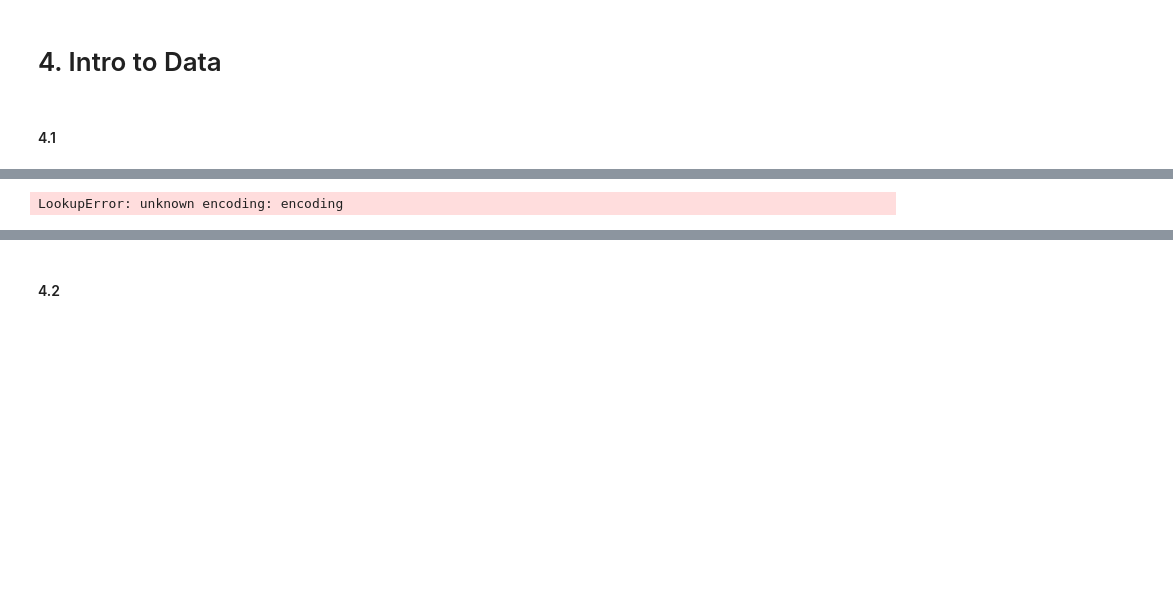
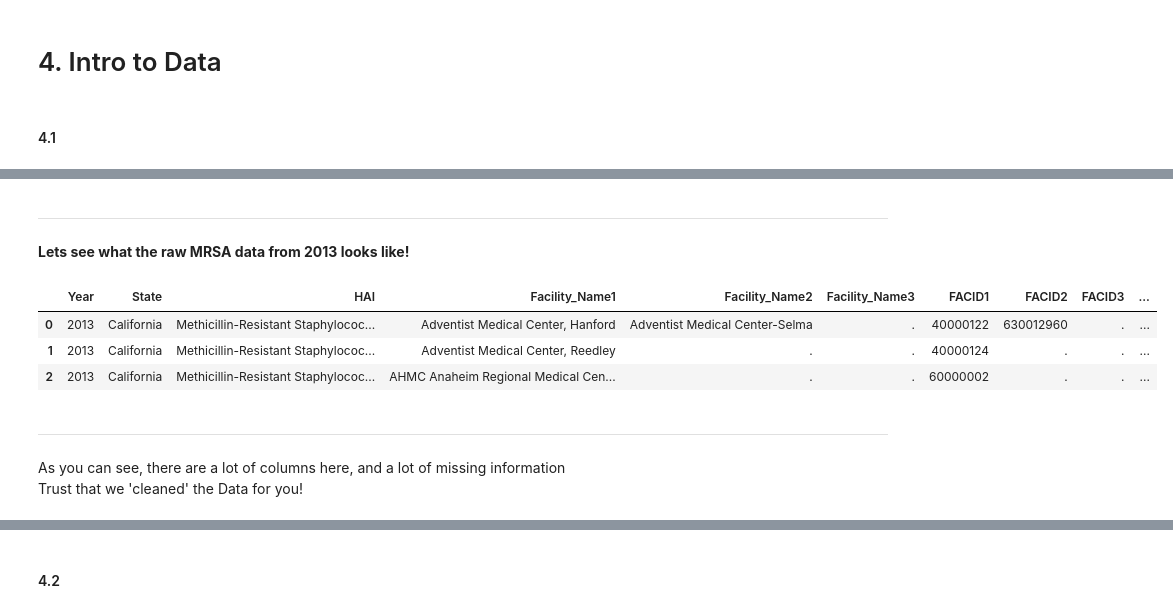
Before and after one commit to ds-modules/MCB-50, a Jupyter notebook: MCB-50 Draft 1.ipynb, the cells around one changed output, grey strips where cells are left out. Cells and saved outputs as stored; diff of their text form; code cells hidden in the pictures; blank space fills up the shorter version.

```diff
--- a/MCB-50 Draft 1.ipynb
+++ b/MCB-50 Draft 1.ipynb
@@ -94,16 +92,31 @@ pd.read_csv('mrsa data/mrsa-in-hospitals-2015.csv', encoding=result['encoding'])
 # %%
-#load in mrsa data
+#read in raw data
+mrsa_2013_raw = pd.read_csv('mrsa raw data/mrsa-in-hospitals-2013.csv')
+#read in cleaned MRSA data
 
-mrsa_2013 = pd.read_csv('mrsa data/mrsa-in-hospitals-2013.csv')
-mrsa_2014 = pd.read_csv('mrsa data/mrsa-in-hospitals-2014.csv')
-mrsa_2015 = pd.read_csv('mrsa data/mrsa-in-hospitals-2015.csv')
-#mrsa_2016 = pd.read_csv('mrsa data/mrsa-in-hospitals-2016.csv', encoding='encoding')
-#mrsa_2017 = pd.read_csv('mrsa data/mrsa-in-hospitals-2017.csv')
-#mrsa_2018 = pd.read_csv('mrsa data/mrsa-in-hospitals-2018.csv')
+mrsa_2013 = pd.read_csv('mrsa cleaned data/mrsa_2013.csv')
+mrsa_2014 = pd.read_csv('mrsa cleaned data/mrsa_2014.csv')
+mrsa_2015 = pd.read_csv('mrsa cleaned data/mrsa_2015.csv')
+mrsa_2016 = pd.read_csv('mrsa cleaned data/mrsa_2016.csv')
+mrsa_2017 = pd.read_csv('mrsa cleaned data/mrsa_2017.csv')
+mrsa_2018 = pd.read_csv('mrsa cleaned data/mrsa_2018.csv')
 
-
-## errors wih downloading 2016-18 datasets (see below)
+#read in merged data (all of above dataframes combined)
+mrsa_merged = pd.read_csv('mrsa cleaned data/mrsa_merged.csv')
-# %% [output]
-LookupError: unknown encoding: encoding
+# %% [markdown]
+---
+# %% [markdown]
+**Lets see what the raw MRSA data from 2013 looks like!**
+# %%
+mrsa_2013_raw.head(3)
+# %% [output]
+|  | Year | State | HAI | Facility_Name1 | Facility_Name2 | Facility_Name3 | FACID1 | FACID2 | FACID3 | ... |
+| 0 | 2013 | California | Methicillin-Resistant Staphylococ... | Adventist Medical Center, Hanford | Adventist Medical Center-Selma | . | 40000122 | 630012960 | . | ... |
+| 1 | 2013 | California | Methicillin-Resistant Staphylococ... | Adventist Medical Center, Reedley | . | . | 40000124 | . | . | ... |
+| 2 | 2013 | California | Methicillin-Resistant Staphylococ... | AHMC Anaheim Regional Medical Cen... | . | . | 60000002 | . | . | ... |
+# %% [markdown]
+---
+# %% [markdown]
+As you can see, there are a lot of columns here, and a lot of missing information <br>Trust that we 'cleaned' the Data for you!
 # %%
 mrsa_2013.head()
```
Also changed, not shown: parts of 21 cells of this notebook, 3 other files.
